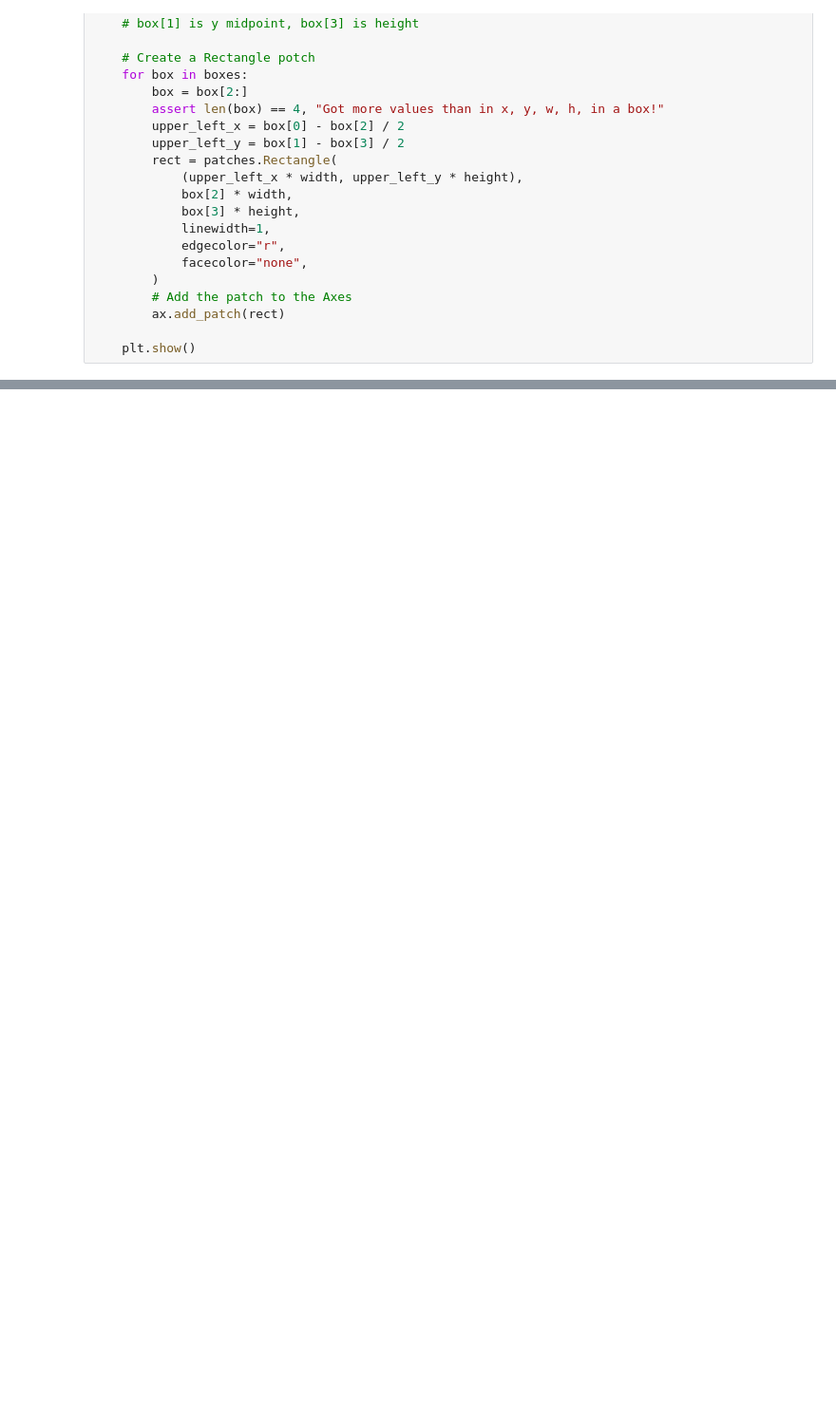
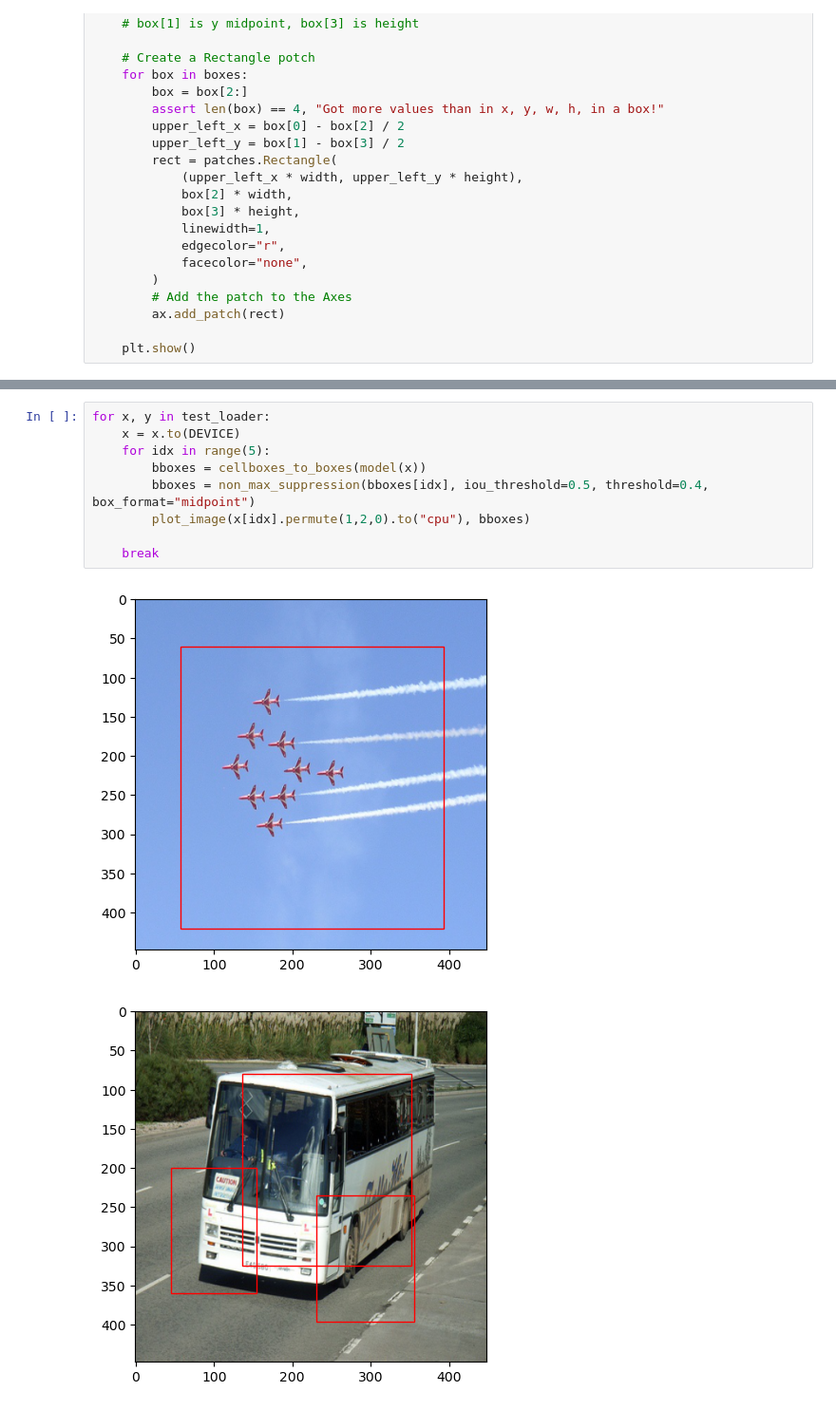
Before and after one commit to YBansal95/ObjectDetection_BoundingBox_PyTorch, a Jupyter notebook: yolov1-implementation-with-batchnorm.ipynb, the cells around one changed output, grey strips where cells are left out. Shown at 95% size. Drawn from its saved outputs; the diff is of its cells as text; blank space fills up the shorter version.

```diff
--- a/yolov1-implementation-with-batchnorm.ipynb
+++ b/yolov1-implementation-with-batchnorm.ipynb
@@ -674,0 +682,12 @@ Mean loss was 270.0555928548177
+# %%
+for x, y in test_loader:
+    x = x.to(DEVICE)
+    for idx in range(5):
+        bboxes = cellboxes_to_boxes(model(x))
+        bboxes = non_max_suppression(bboxes[idx], iou_threshold=0.5, threshold=0.4, box_format="midpoint")
+        plot_image(x[idx].permute(1,2,0).to("cpu"), bboxes)
+
+    break
+# %% [output]
+[figure, added]
+[figure, added]
```
Also changed, not shown: parts of 9 cells of this notebook.
